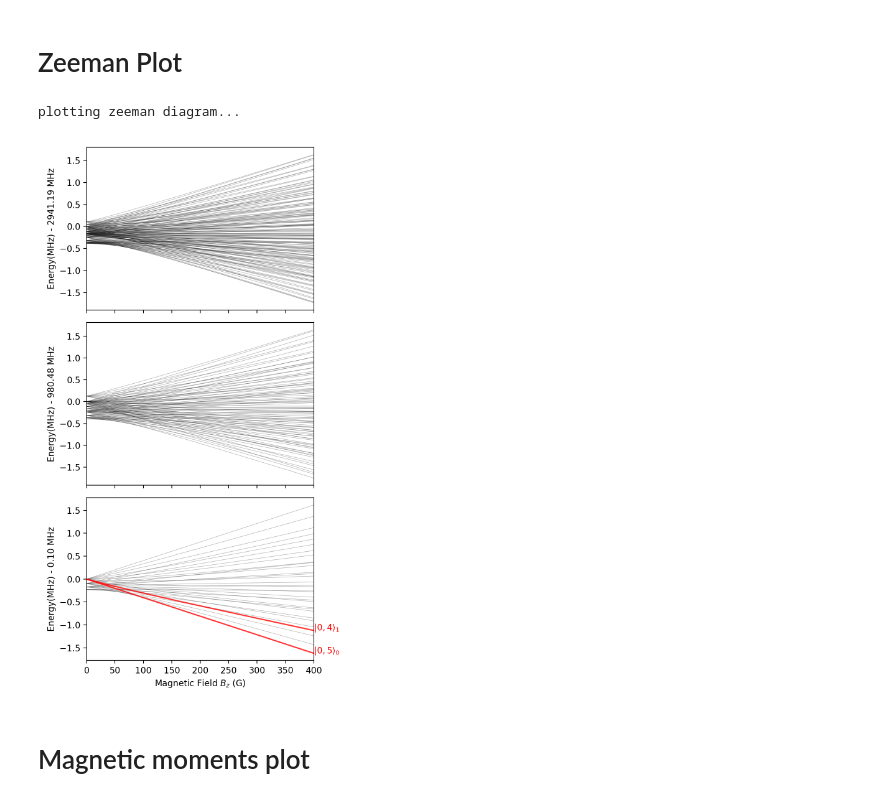
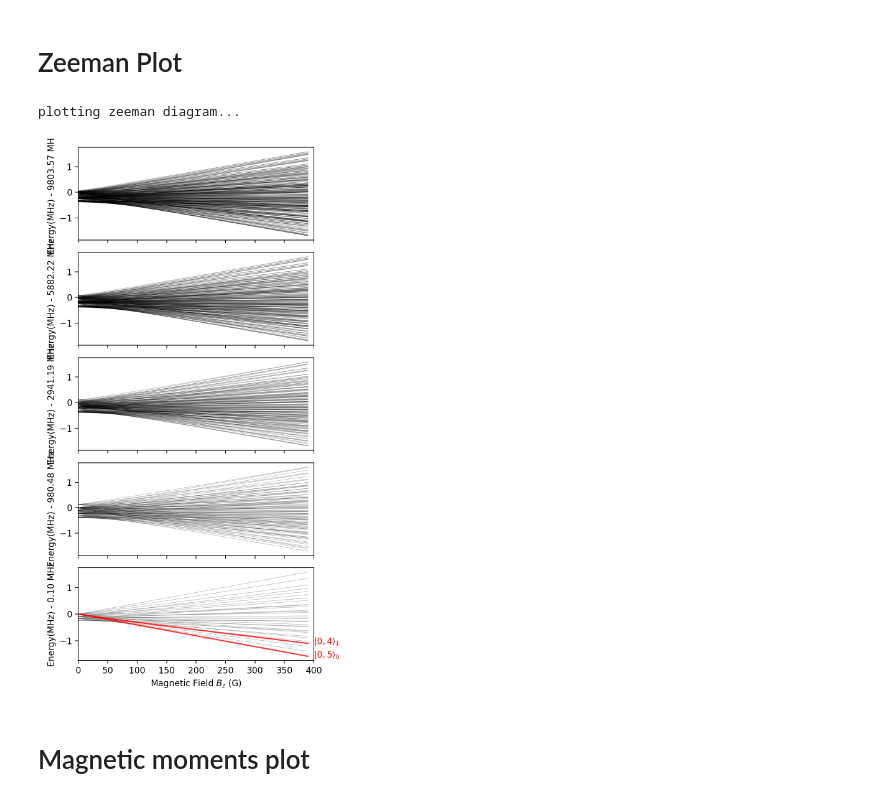
Before and after one commit to tomhepz/MolecularEnergyLevels, a Jupyter notebook: notebooks/optimiser-new.ipynb, the cells around one changed output. Saved outputs shown, nothing was run; the diff lists cells and outputs as text; code cells hidden in the pictures.

```diff
--- a/notebooks/optimiser-new.ipynb
+++ b/notebooks/optimiser-new.ipynb
@@ -48,7 +48,7 @@ plt.rcParams['figure.dpi'] = 200
 # %%
 MOLECULE_STRING = "Rb87Cs133"
 MOLECULE = Rb87Cs133
-N_MAX=2
+N_MAX=4
 
 settings_string = f'{MOLECULE_STRING}NMax{N_MAX}'
 print(settings_string)
@@ -207,30 +207,30 @@ array([1, 4, 3, 0, 2, 1])
 # Zeeman Plot
 # %%
 print("plotting zeeman diagram...")
-fig, axs = plt.subplots(3,1,figsize=(5,9),sharex = True)
+fig, axs = plt.subplots(5,1,figsize=(5,9),sharex = True)
 
 b_max_plot_gauss = 400
 b_max_plot_bi = field_to_bi(b_max_plot_gauss)
 
 axs[0].set_xlim(0,b_max_plot_gauss)
 axs[-1].set_xlabel('Magnetic Field $B_z$ (G)')
 
 N=N_MAX
 for ax in axs:
     base_energy = np.abs(ENERGIES[PER_MN*(N)**2,0]/(scipy.constants.h*1e6))
     ax.set_ylabel(f'Energy(MHz) - {base_energy:.2f} MHz')
     for si in range(PER_MN*(N)**2,PER_MN*(N+1)**2):
         if si in INITIAL_STATE_INDICES:
             ax.plot(B[:b_max_plot_bi]/GAUSS,ENERGIES[si,:b_max_plot_bi]/(scipy.constants.h*1e6)-base_energy,c='red',lw=1.5, alpha=0.8,zorder=10)
             ax.text(B[b_max_plot_bi]/GAUSS,ENERGIES[si,b_max_plot_bi]/(scipy.constants.h*1e6)-base_energy,f"${label_d_to_latex_string(LABELS_D[si])}$",c='red')
         else:
             ax.plot(B[:b_max_plot_bi]/GAUSS,ENERGIES[si,:b_max_plot_bi]/(scipy.constants.h*1e6)-base_energy,c='black',lw=0.5, alpha=0.3,zorder=1)
     N-=1
 
 fig.savefig(f'../appendix/images/{MOLECULE_STRING}-zeeman.pdf')
 # %% [output]
 plotting zeeman diagram...
-[figure, old version]
+[figure, new version]
 # %% [markdown]
 # Magnetic moments plot
 # %%
```
Also changed, not shown: parts of 14 cells of this notebook, 34 other files.
